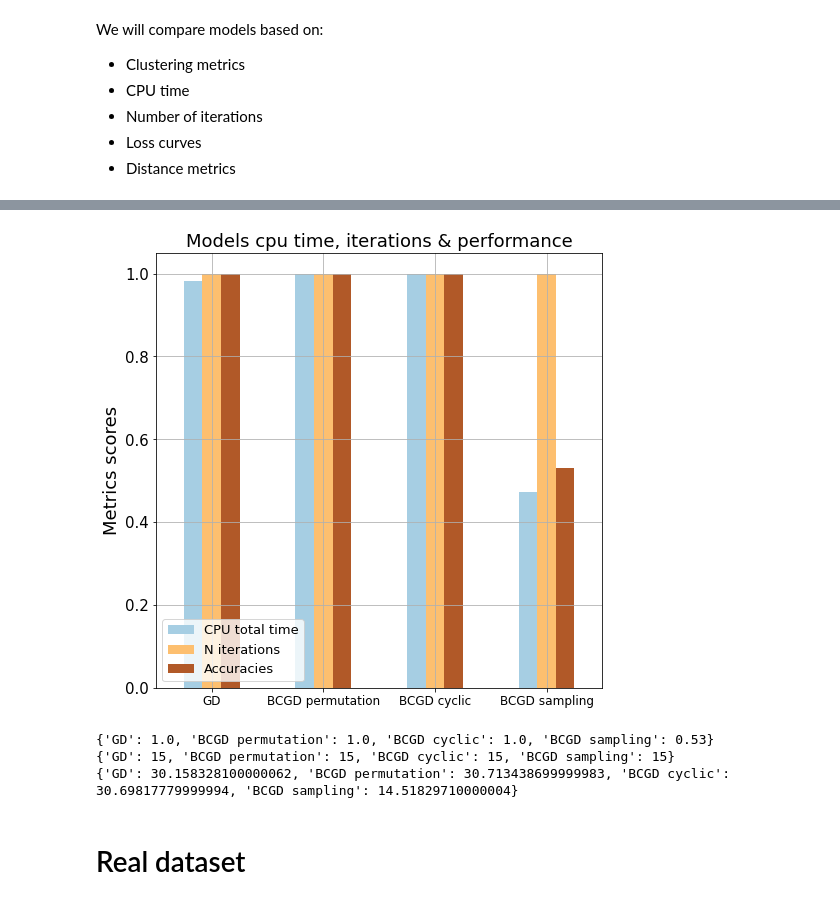
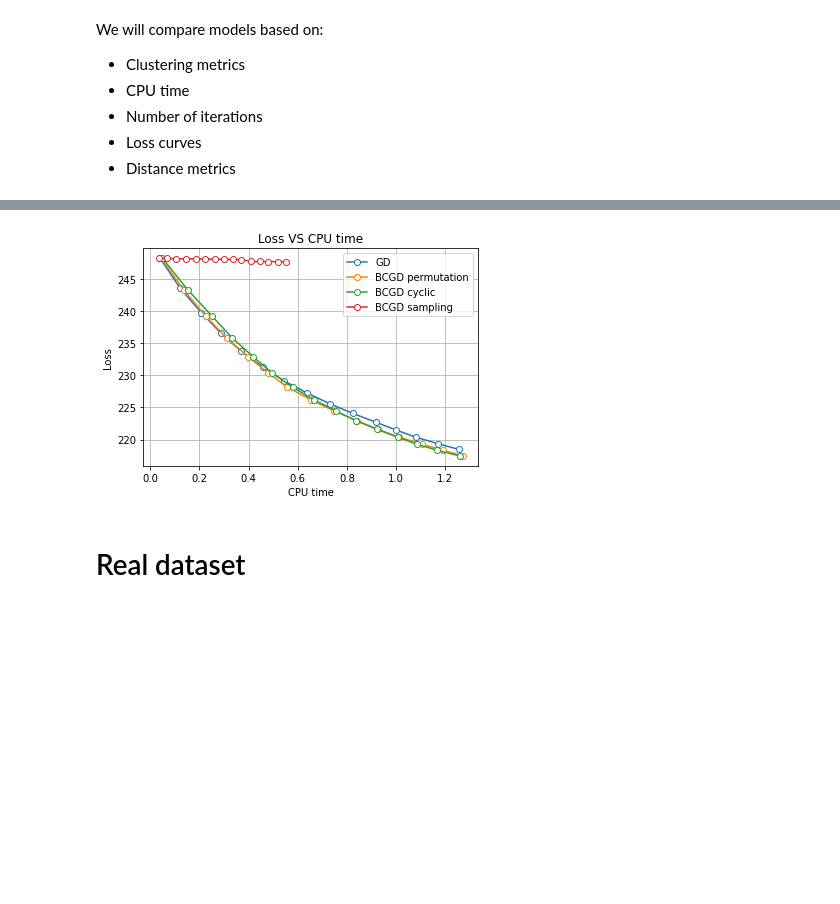
Before and after one commit to PashaIanko/Semi-Supervised-Labelling, a Jupyter notebook: main_notebook.ipynb, the cells around one changed output, grey strips where cells are left out. Cells and saved outputs as stored; diff of their text form; code cells hidden in the pictures; blank space fills up the shorter version.

```diff
--- a/main_notebook.ipynb
+++ b/main_notebook.ipynb
@@ -407,0 +353,13 @@ Iteration: 14, Loss: 5631.179288816595, Delta: 0.42518306206602574
+# %%
+results = pd.DataFrame()
+
+# fill losses
+for model_name, loss in losses.items():
+    results[f'{model_name} loss'] = loss
+
+for model_name, cpu_time in cpu_times.items():
+    results[f'{model_name} cpu'] = cpu_time
+
+
+results.to_csv(save_dir + 'res.csv')
+results.head()
@@ -454,42 +422,28 @@ results.head()
-# %%
-def plot_bar_metrics(metrics_df):
-
-    ax = metrics_df.plot.bar(
-        rot = 0,
-        ylabel = 'Metrics results',
-        cmap = 'Paired',
-        figsize = (8, 8)
-    )
-
-    ax.set_title('Models cpu time, iterations & performance', fontsize = 18)
-    ax.set_ylabel('Metrics scores', fontsize = 18)
-    ax.tick_params(axis = 'y', labelsize = 15)
-    ax.tick_params(axis = 'x', labelsize = 12)
-    ax.legend(loc = 3, prop = {'size': 13})
-    plt.grid()
-
-def normalize_cols(dataframe):
-    cols = dataframe.columns
-    for c in cols:
-        dataframe[c] = dataframe[c] / dataframe[c].max()
-
-
-bar_metrics = pd.DataFrame.from_dict(cpu_times, orient='index', columns = ['CPU total time'])
-bar_metrics['N iterations'] = n_iters.values()
-bar_metrics['Accuracies'] = accuracies.values()
-
-normalize_cols(bar_metrics)
-plot_bar_metrics(bar_metrics)
-# %% [output]
-[figure, removed]
-# %%
-print(accuracies)
-print(n_iters)
-print(cpu_times)
-# %% [output]
-{'GD': 1.0, 'BCGD permutation': 1.0, 'BCGD cyclic': 1.0, 'BCGD sampling': 0.53}
-{'GD': 15, 'BCGD permutation': 15, 'BCGD cyclic': 15, 'BCGD sampling': 15}
-{'GD': 30.158328100000062, 'BCGD permutation': 30.713438699999983, 'BCGD cyclic': 30.69817779999994, 'BCGD sampling': 14.51829710000004}
+# %%
+def plot_losses_vs_cpu(losses_, cpu_times_):
+    assert(list(losses_.keys()) == list(cpu_times_.keys()))
+
+    _, ax = plt.subplots()
+
+    for model_name, loss in losses_.items():
+        cpu_time = cpu_times_[model_name]
+
+        ax.plot(
+            cpu_time,
+            loss,
+            marker = 'o',
+            markerfacecolor = 'white'
+        )
+    plt.xlabel('CPU time')
+    plt.ylabel('Loss')
+    plt.title('Loss VS CPU time')
+    plt.legend(list(losses_.keys()))
+    plt.grid()
+
+
+plot_losses_vs_cpu(losses, cpu_times)
+# %% [output]
+[figure, added]
 # %% [markdown]
 # Real dataset
 # %%
```
Also changed, not shown: parts of 20 cells of this notebook, 4 other files.
